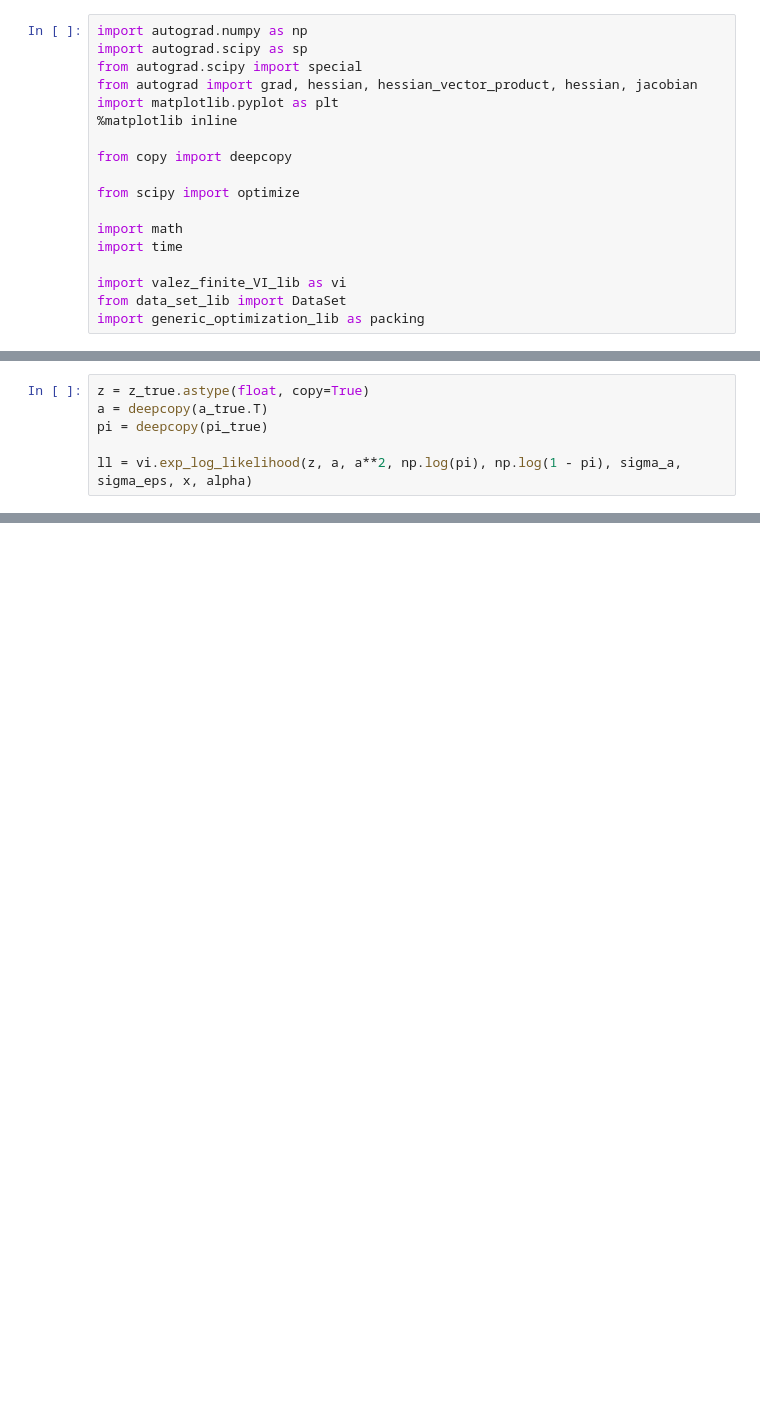
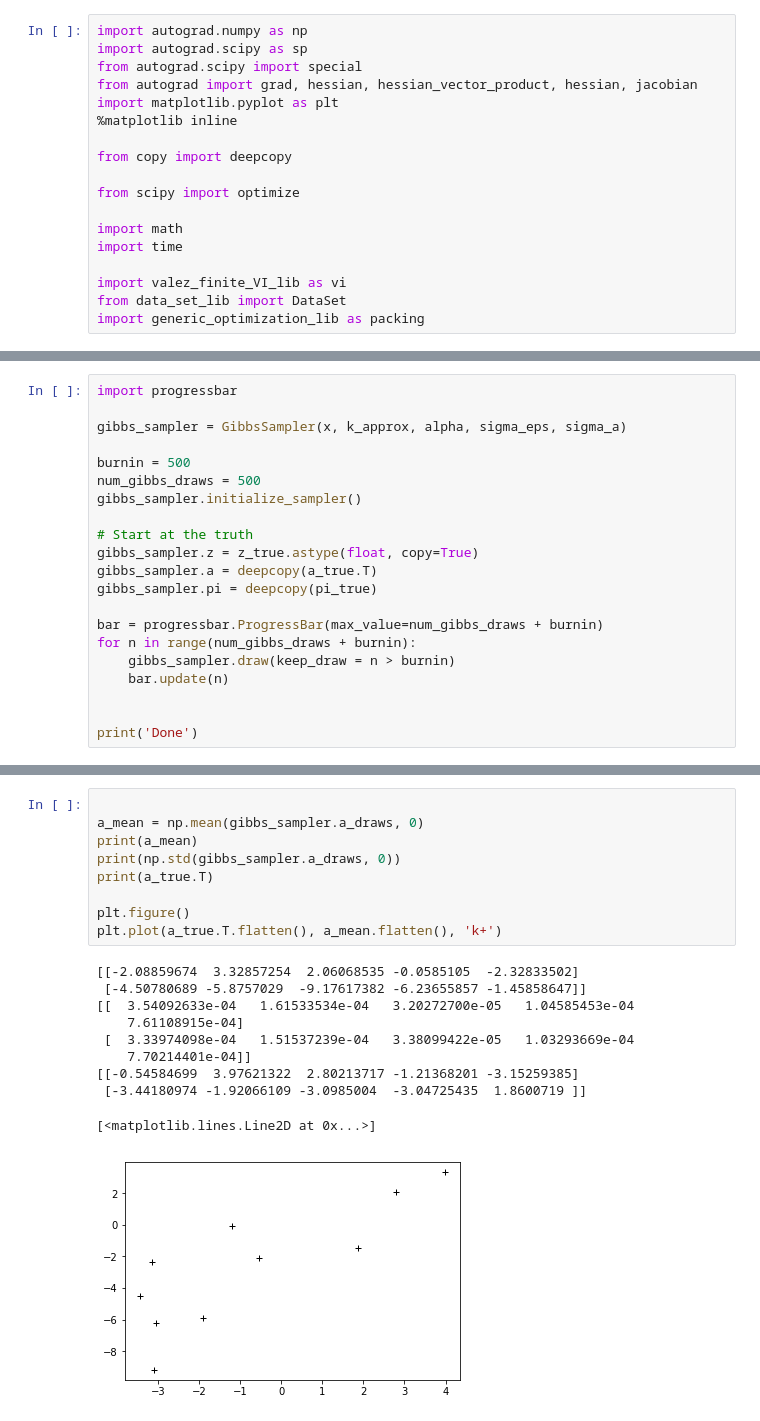
Before and after one commit to Runjing-Liu120/Variational_BNP_robustness, a Jupyter notebook: finite_approx/GibbsSampling.ipynb, the cells around one changed output, grey strips where cells are left out. Drawn from its saved outputs; the diff is of its cells as text; blank space fills up the shorter version.

```diff
--- a/finite_approx/GibbsSampling.ipynb
+++ b/finite_approx/GibbsSampling.ipynb
@@ -52,9 +52,3 @@ plt.plot(data_set.x[:, col1], data_set.x[:, col2], 'k.');
-# %%
-z = z_true.astype(float, copy=True)
-a = deepcopy(a_true.T)
-pi = deepcopy(pi_true)
-
-ll = vi.exp_log_likelihood(z, a, a**2, np.log(pi), np.log(1 - pi), sigma_a, sigma_eps, x, alpha)
 # %%
 class GibbsSampler(object):
     def __init__(self, x, k_approx, alpha, sigma_eps, sigma_a):
@@ -144,0 +134,21 @@ for n in range(num_gibbs_draws):
+# %%
+import progressbar
+
+gibbs_sampler = GibbsSampler(x, k_approx, alpha, sigma_eps, sigma_a)
+
+burnin = 500
+num_gibbs_draws = 500
+gibbs_sampler.initialize_sampler()
+
+# Start at the truth
+gibbs_sampler.z = z_true.astype(float, copy=True)
+gibbs_sampler.a = deepcopy(a_true.T)
+gibbs_sampler.pi = deepcopy(pi_true)
+
+bar = progressbar.ProgressBar(max_value=num_gibbs_draws + burnin)
+for n in range(num_gibbs_draws + burnin):
+    gibbs_sampler.draw(keep_draw = n > burnin)
+    bar.update(n)
+
+
+print('Done')
@@ -144,0 +158,20 @@ for n in range(num_gibbs_draws):
+# %%
+
+a_mean = np.mean(gibbs_sampler.a_draws, 0)
+print(a_mean)
+print(np.std(gibbs_sampler.a_draws, 0))
+print(a_true.T)
+
+plt.figure()
+plt.plot(a_true.T.flatten(), a_mean.flatten(), 'k+')
+# %% [output]
+[[-2.08859674  3.32857254  2.06068535 -0.0585105  -2.32833502]
+ [-4.50780689 -5.8757029  -9.17617382 -6.23655857 -1.45858647]]
+[[  3.54092633e-04   1.61533534e-04   3.20272700e-05   1.04585453e-04
+    7.61108915e-04]
+ [  3.33974098e-04   1.51537239e-04   3.38099422e-05   1.03293669e-04
+    7.70214401e-04]]
+[[-0.54584699  3.97621322  2.80213717 -1.21368201 -3.15259385]
+ [-3.44180974 -1.92066109 -3.0985004  -3.04725435  1.8600719 ]]
+[<matplotlib.lines.Line2D at 0x...>]
+[figure, added]
```
Also changed, not shown: parts of 8 cells of this notebook.
